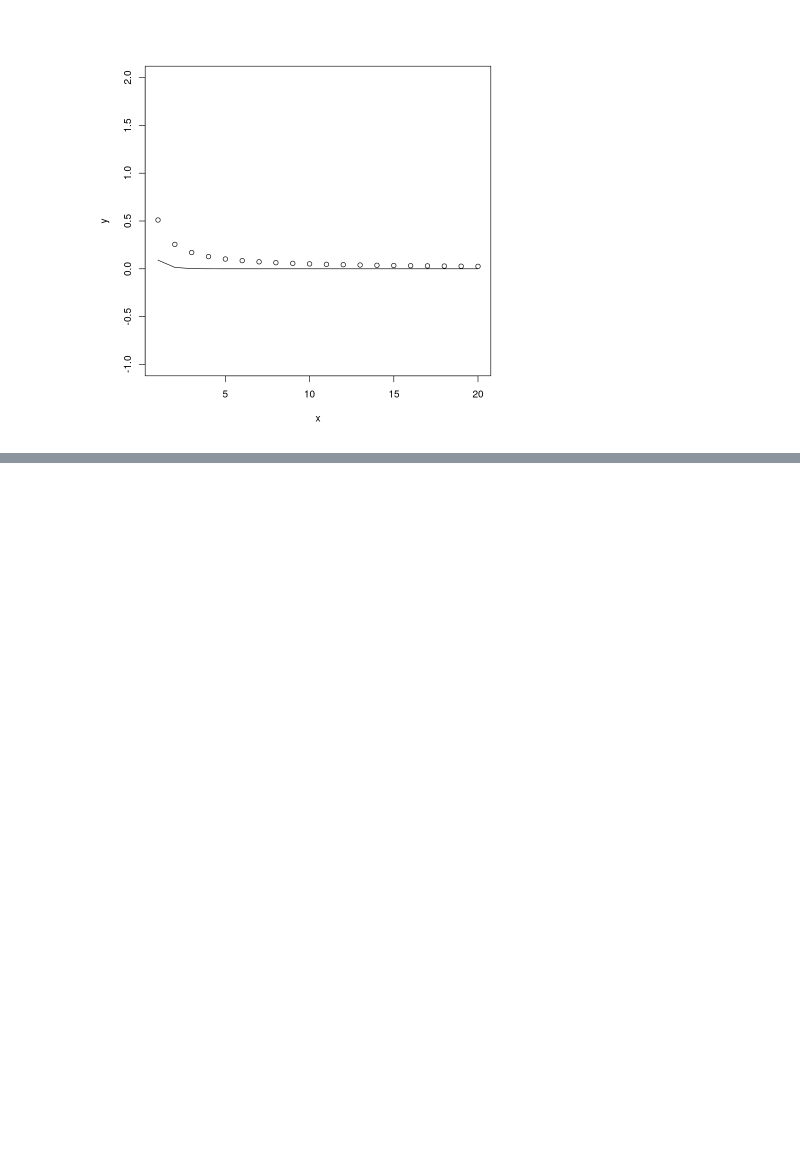
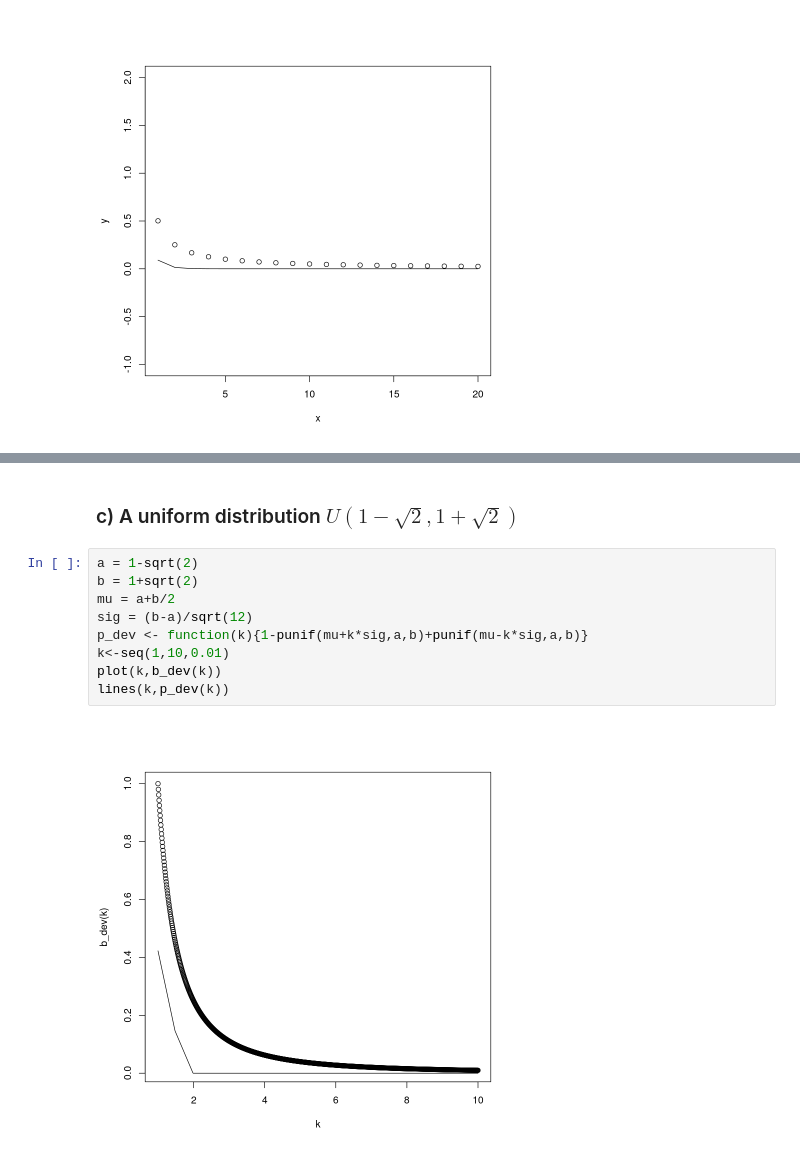
Before and after one commit to eigen-carmona/AdvStats, a Jupyter notebook: lab3/Ex3.ipynb, the cells around one changed output, grey strips where cells are left out. Cells and saved outputs as stored; diff of their text form; blank space fills up the shorter version.

```diff
--- a/lab3/Ex3.ipynb
+++ b/lab3/Ex3.ipynb
@@ -111,0 +150,13 @@ help(dpois)
+# %% [markdown]
+### c) A uniform distribution $U\left(1 − \sqrt{2}, 1 + \sqrt{2}\right)$
+# %%
+a = 1-sqrt(2)
+b = 1+sqrt(2)
+mu = a+b/2
+sig = (b-a)/sqrt(12)
+p_dev <- function(k){1-punif(mu+k*sig,a,b)+punif(mu-k*sig,a,b)}
+k<-seq(1,10,0.01)
+plot(k,b_dev(k))
+lines(k,p_dev(k))
+# %% [output]
+[figure, added]
```
Also changed, not shown: parts of 11 cells of this notebook.
